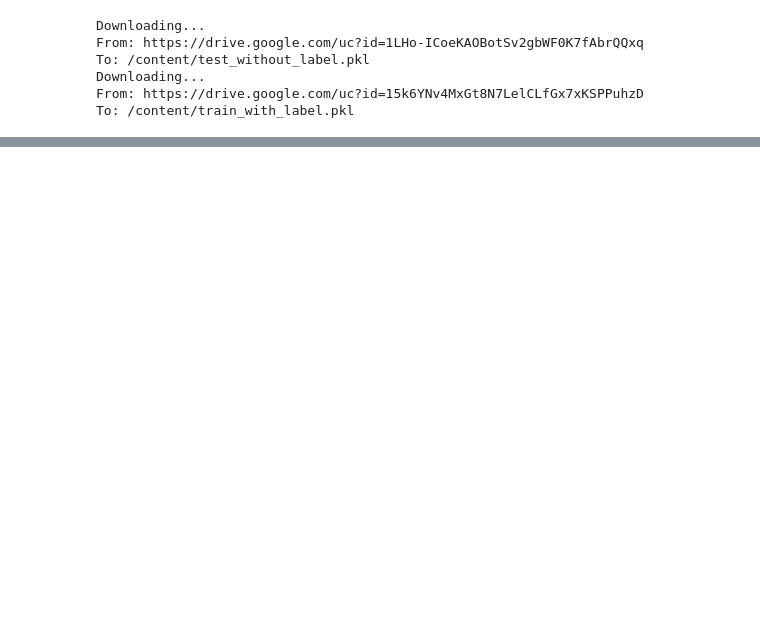
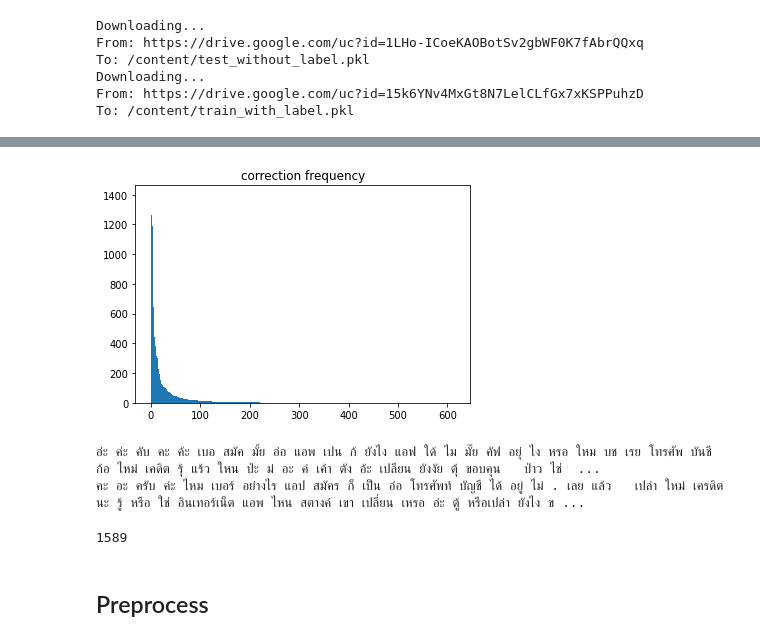
Before and after one commit to flapperz/NLP_2021, a Jupyter notebook: MIDTERM/midterm_q2.ipynb, the cells around one changed output, grey strips where cells are left out. Drawn from its saved outputs; the diff is of its cells as text; code cells hidden in the pictures; blank space fills up the shorter version.

```diff
--- a/MIDTERM/midterm_q2.ipynb
+++ b/MIDTERM/midterm_q2.ipynb
@@ -20,0 +67,37 @@ X_test = pickle.load(open('test_without_label.pkl', 'rb'))
+# %%
+agg2 = df_corrw.groupby('word').count().sort_values(['c'], ascending=False)
+
+plt.bar(np.arange(len(agg2)),agg2.c.values,width=1)
+plt.title('correction frequency')
+plt.show()
+# %% [output]
+[figure, added]
+# %%
+for w in agg.index[:200]:
+    print(w + ' ', end='')
+print()
+for w in agg2.index[:200]:
+    print(w + ' ', end='')
+# %% [output]
+อ่ะ ค่ะ คับ คะ ค้ะ เบอ สมัค มั้ย อ่อ แอพ เปน ก้ ยังไง แอฟ ใด้ ไม มั๊ย คัฟ อยุ่ ไง หรอ ใหม บช เรย โทรศัพ บันชี ก้อ ไหม่ เคดิต รุ้ แร้ว ใหน ป่ะ ม่ อะ ค่ เค้า ตัง อ้ะ เปลียน ยังงัย ตุ้ ขอบคุน   ป่าว ไช่  ...
+คะ อะ ครับ ค่ะ ไหม เบอร์ อย่างไร แอป สมัคร ก็ เป็น อ๋อ โทรศัพท์ บัญชี ได้ อยู่ ไม่ . เลย แล้ว   เปล่า ใหม่ เครดิต นะ รู้ หรือ ใช่ อินเทอร์เน็ต แอพ ไหน สตางค์ เขา เปลี่ยน เหรอ อ่ะ ตู้ หรือเปล่า ยังไง ข ...
+# %%
+MAX_KEY_LEN = 6
+miss2corr_dict = defaultdict(lambda :defaultdict(int))
+
+for x in X_train:
+    sent = x[0]
+
+    for label in x[1]:
+        # di = label[0][1] - label[0][0]
+        # if label[0][1] - label[0][0] == 1:
+        #     unpacked = unpack_index(label[0])
+        #     for i,idx in enumerate(unpacked):
+        #         miss2corr_dict[(sent[idx[0]],)][(label[1][i],)] += 1
+        # else:
+        key = tuple(sent[label[0][0]:label[0][1]])
+
+        miss2corr_dict[key][tuple(label[1])] += 1
+len(miss2corr_dict)
+# %% [output]
+1589
@@ -20,0 +106,2 @@ X_test = pickle.load(open('test_without_label.pkl', 'rb'))
+# %% [markdown]
+## Preprocess
```
Also changed, not shown: parts of 53 cells of this notebook.
